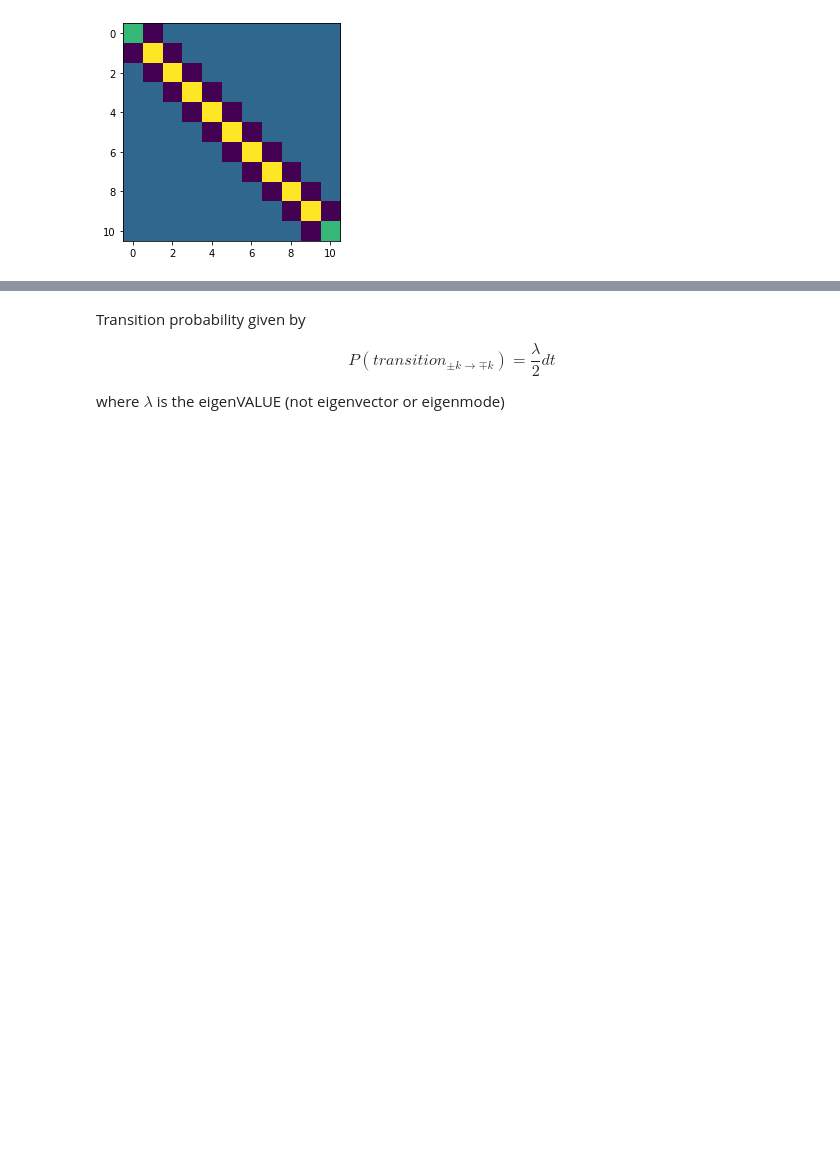
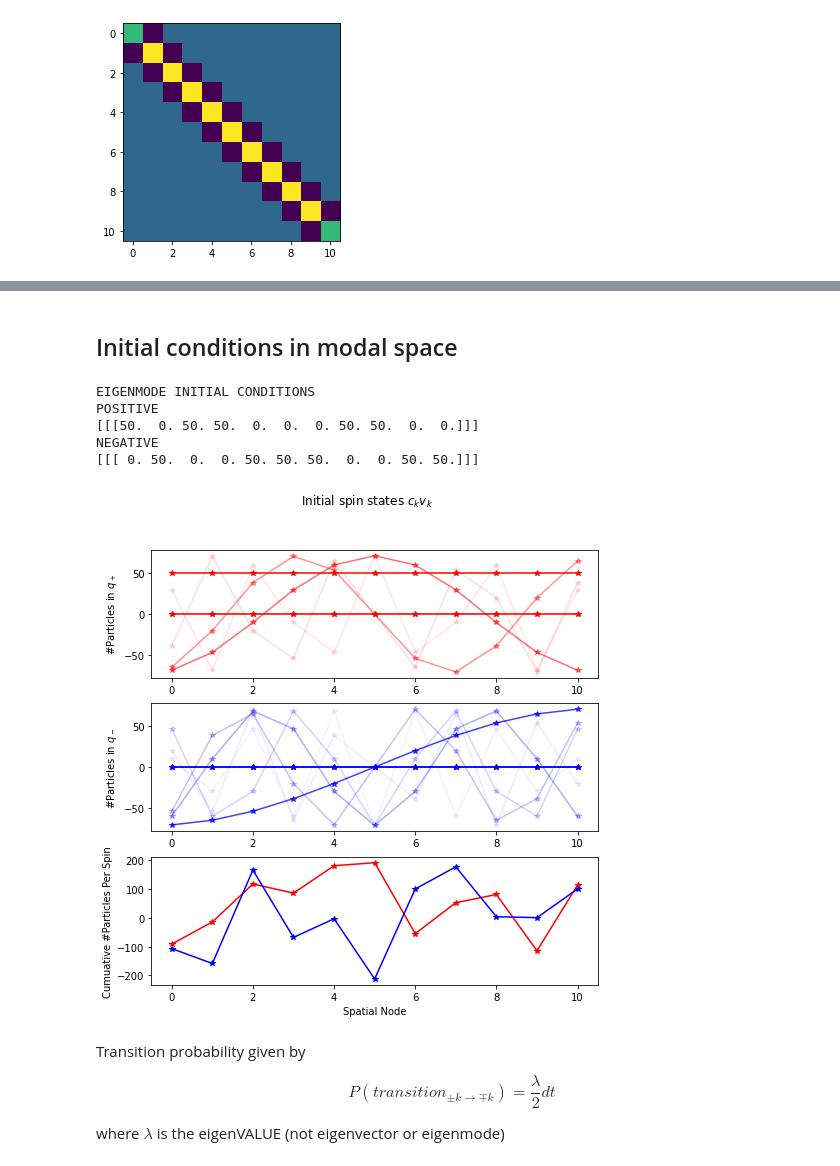
Before and after one commit to margotwagner/diffusion-model, a Jupyter notebook: notebooks/markov-eigenmode-validation/eme-random-walk-1d-validation.ipynb, the cells around one changed output, grey strips where cells are left out. Drawn from its saved outputs; the diff is of its cells as text; code cells hidden in the pictures; blank space fills up the shorter version.

Commit message:
trying to visualize init conditions in modal space -- need to fix

```diff
--- a/notebooks/markov-eigenmode-validation/eme-random-walk-1d-validation.ipynb
+++ b/notebooks/markov-eigenmode-validation/eme-random-walk-1d-validation.ipynb
@@ -438,4 +442,6 @@ EIGENMODES (e^(-eigenvalue * t))
 [figure]
+# %% [markdown]
+## Initial conditions in modal space
 # %%
 def eigenmode_init_conditions(
     eigenvectors: np.ndarray,
@@ -493,4 +550,17 @@ def eigenmode_init_conditions(
     return n_per_positive_mode, n_per_negative_mode
+# %%
+# Find initial values for the number of particles in each eigenmode
+# For n_particles = 1, it should just be 1 and 0 respectively
+init_n_positive_modes, init_n_negative_modes = eigenmode_init_conditions(
+    eigenvectors, eval_sort_index, print_output=True, plot_output=True
+)
+# %% [output]
+EIGENMODE INITIAL CONDITIONS
+POSITIVE
+[[[50.  0. 50. 50.  0.  0.  0. 50. 50.  0.  0.]]]
+NEGATIVE
+[[[ 0. 50.  0.  0. 50. 50. 50.  0.  0. 50. 50.]]]
+[figure, added]
 # %% [markdown]
 Transition probability given by
 
```
Also changed, not shown: parts of 5 cells of this notebook.
